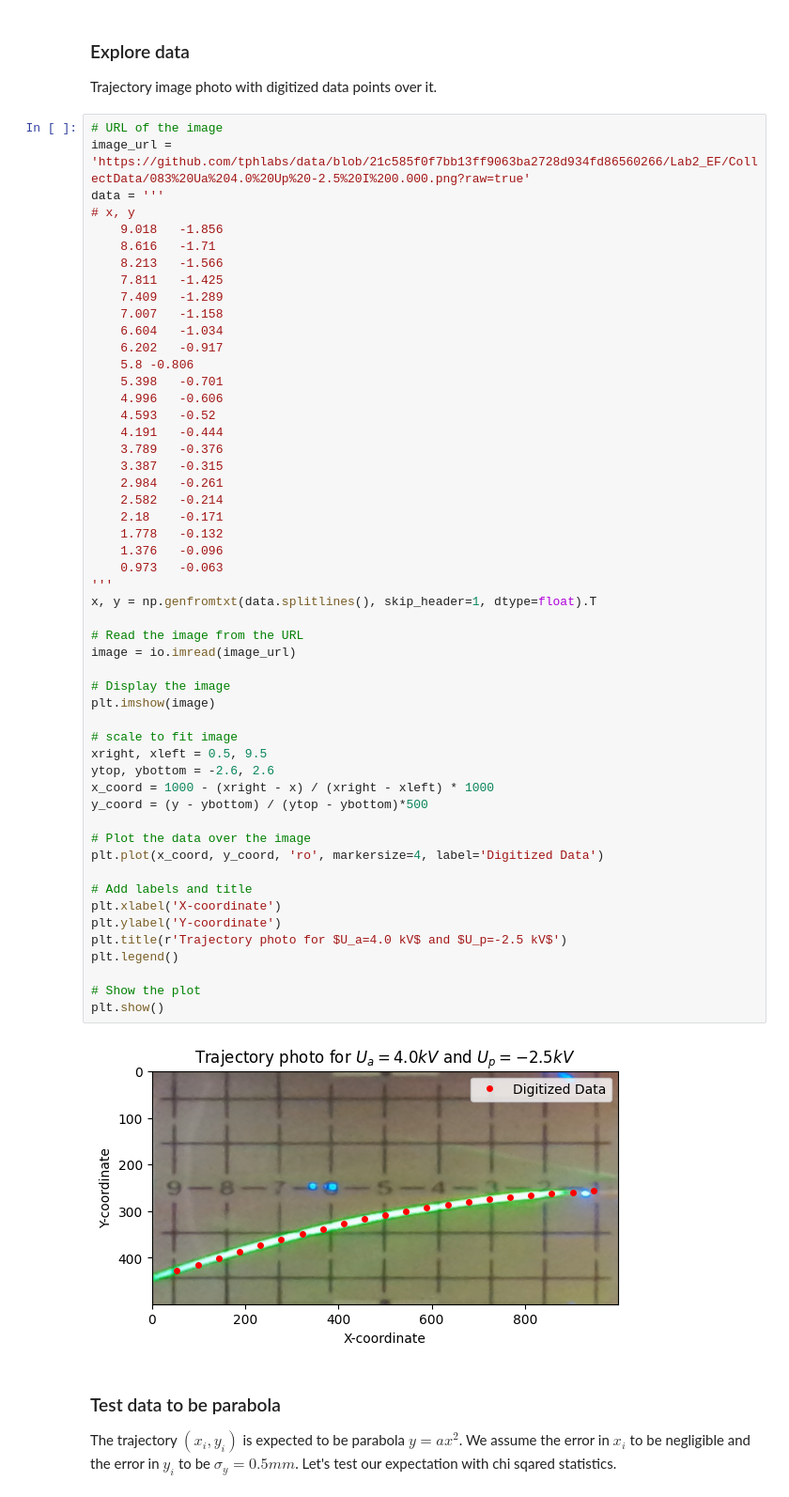
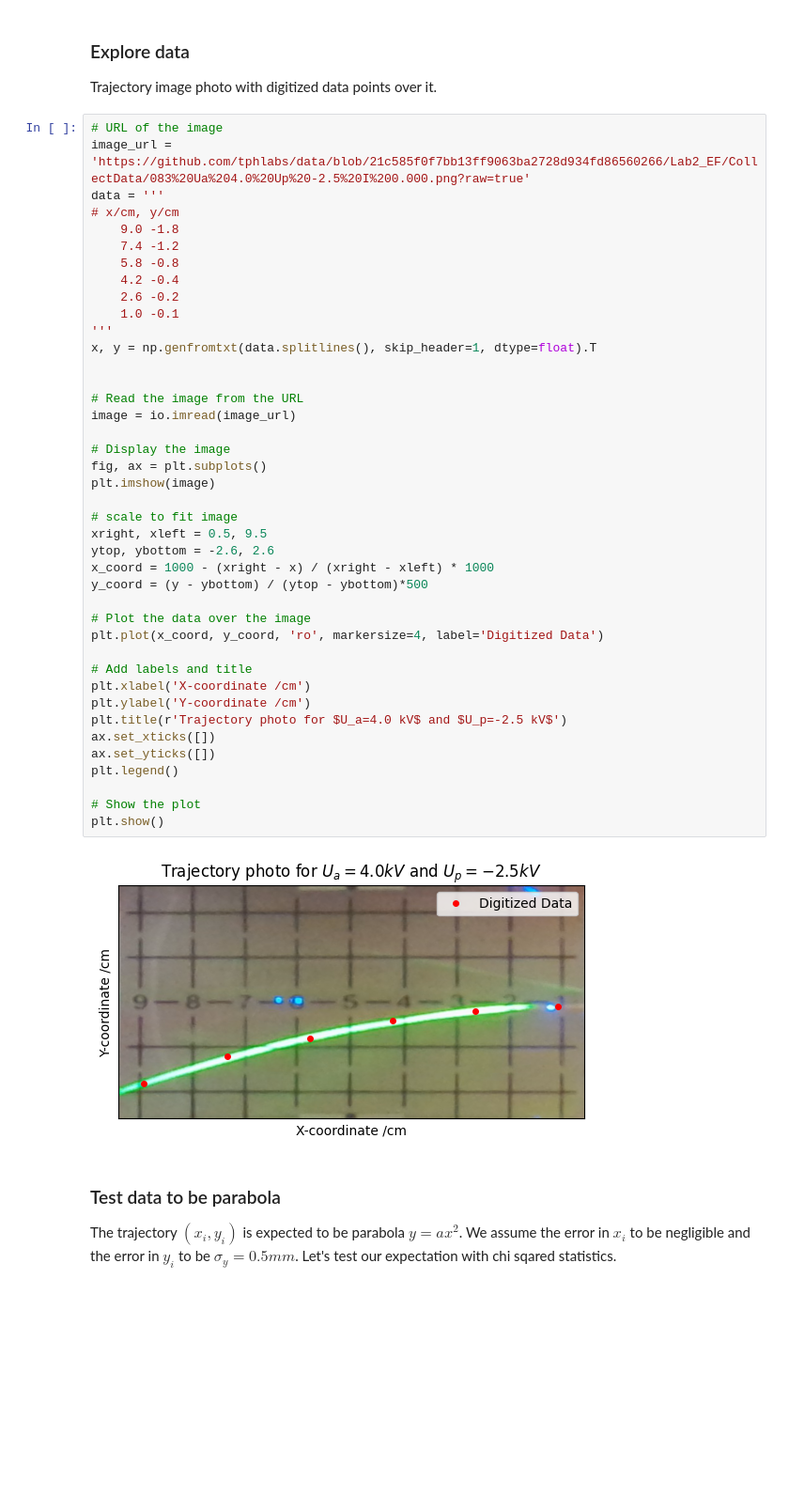
Before and after one commit to tphlabs/python_workshop, a Jupyter notebook: Chi_Squared_Test.ipynb, the cells around one changed output. Shown at 94% size. Cells and saved outputs as stored; diff of their text form; blank space fills up the shorter version.

```diff
--- a/Chi_Squared_Test.ipynb
+++ b/Chi_Squared_Test.ipynb
@@ -152,57 +154,46 @@ Trajectory image photo with digitized data points over it.
 # %%
 # URL of the image
 image_url = 'https://github.com/tphlabs/data/blob/21c585f0f7bb13ff9063ba2728d934fd86560266/Lab2_EF/CollectData/083%20Ua%204.0%20Up%20-2.5%20I%200.000.png?raw=true'
 data = '''
-# x, y
-	9.018	-1.856
-	8.616	-1.71
-	8.213	-1.566
-	7.811	-1.425
-	7.409	-1.289
-	7.007	-1.158
-	6.604	-1.034
-	6.202	-0.917
-	5.8	-0.806
-	5.398	-0.701
-	4.996	-0.606
-	4.593	-0.52
-	4.191	-0.444
-	3.789	-0.376
-	3.387	-0.315
-	2.984	-0.261
-	2.582	-0.214
-	2.18	-0.171
-	1.778	-0.132
-	1.376	-0.096
-	0.973	-0.063
+# x/cm, y/cm
+	9.0	-1.8
+	7.4	-1.2
+	5.8	-0.8
+	4.2	-0.4
+	2.6	-0.2
+	1.0	-0.1
 '''
 x, y = np.genfromtxt(data.splitlines(), skip_header=1, dtype=float).T
+
 
 # Read the image from the URL
 image = io.imread(image_url)
 
 # Display the image
+fig, ax = plt.subplots()
 plt.imshow(image)
 
 # scale to fit image
 xright, xleft = 0.5, 9.5
 ytop, ybottom = -2.6, 2.6
 x_coord = 1000 - (xright - x) / (xright - xleft) * 1000
 y_coord = (y - ybottom) / (ytop - ybottom)*500
 
 # Plot the data over the image
 plt.plot(x_coord, y_coord, 'ro', markersize=4, label='Digitized Data')
 
 # Add labels and title
-plt.xlabel('X-coordinate')
-plt.ylabel('Y-coordinate')
+plt.xlabel('X-coordinate /cm')
+plt.ylabel('Y-coordinate /cm')
 plt.title(r'Trajectory photo for $U_a=4.0 kV$ and $U_p=-2.5 kV$')
+ax.set_xticks([])
+ax.set_yticks([])
 plt.legend()
 
 # Show the plot
 plt.show()
 # %% [output]
-[figure, old version]
+[figure, new version]
 # %% [markdown]
 ### Test data to be parabola
 
```
Also changed, not shown: parts of 6 cells of this notebook.
